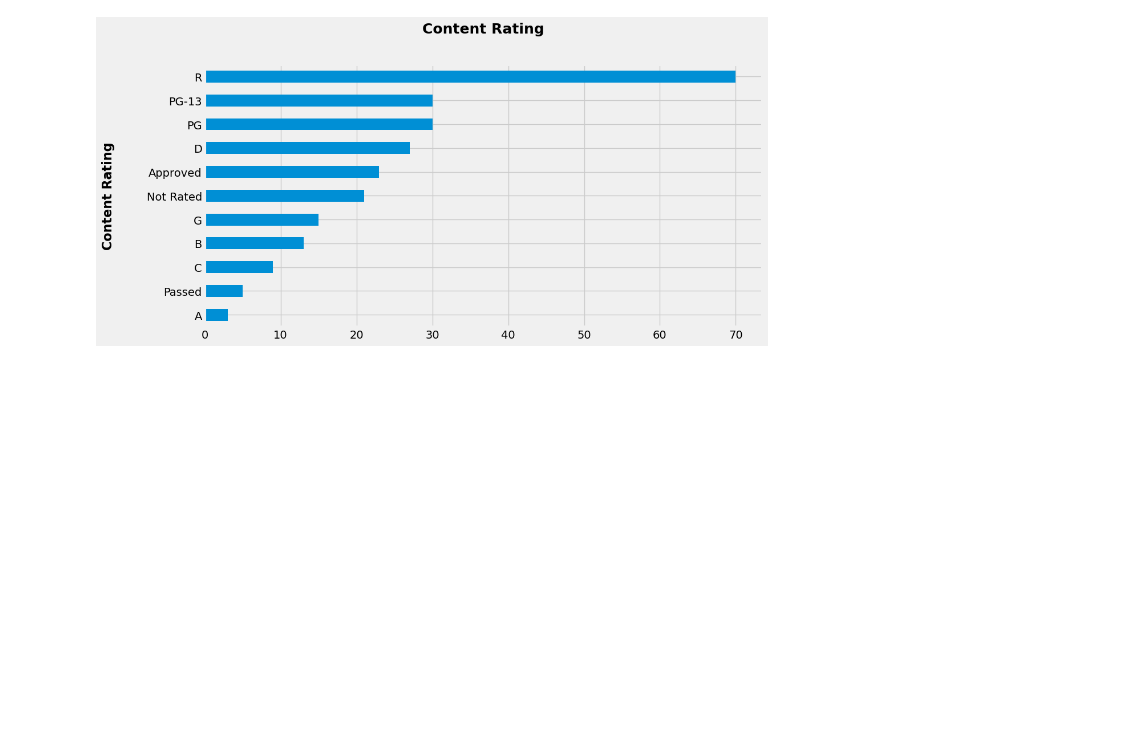
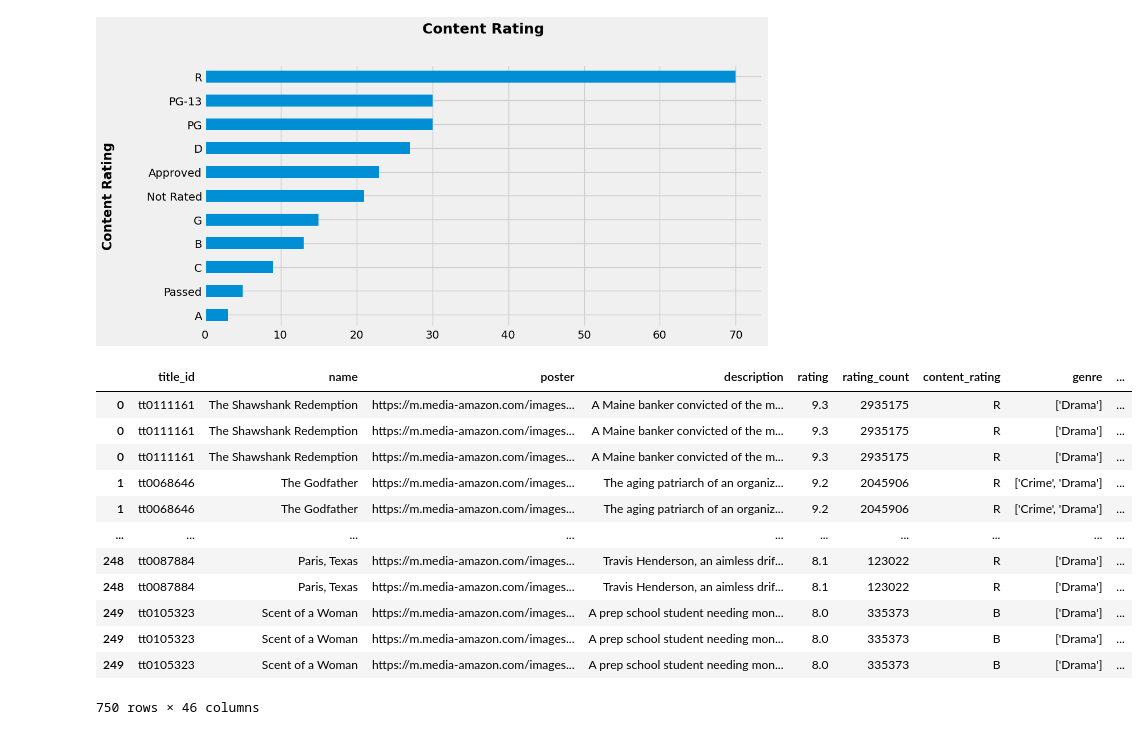
Before and after one commit to dmitkov28/notebooks, a Jupyter notebook: notebooks/ML/movies/imdb/imdb_2.ipynb, the cells around one changed output. Cells and saved outputs as stored; diff of their text form; code cells hidden in the pictures; blank space fills up the shorter version.

```diff
--- a/notebooks/ML/movies/imdb/imdb_2.ipynb
+++ b/notebooks/ML/movies/imdb/imdb_2.ipynb
@@ -1072,3 +1074,19 @@ plt.show()
 [figure]
 # %%
 df["release_date"] = pd.to_datetime(df["release_date"])
+# %%
+exploded_actors
+# %% [output]
+|  | title_id | name | poster | description | rating | rating_count | content_rating | genre | ... |
+| 0 | tt0111161 | The Shawshank Redemption | https://m.media-amazon.com/images... | A Maine banker convicted of the m... | 9.3 | 2935175 | R | ['Drama'] | ... |
+| 0 | tt0111161 | The Shawshank Redemption | https://m.media-amazon.com/images... | A Maine banker convicted of the m... | 9.3 | 2935175 | R | ['Drama'] | ... |
+| 0 | tt0111161 | The Shawshank Redemption | https://m.media-amazon.com/images... | A Maine banker convicted of the m... | 9.3 | 2935175 | R | ['Drama'] | ... |
+| 1 | tt0068646 | The Godfather | https://m.media-amazon.com/images... | The aging patriarch of an organiz... | 9.2 | 2045906 | R | ['Crime', 'Drama'] | ... |
+| 1 | tt0068646 | The Godfather | https://m.media-amazon.com/images... | The aging patriarch of an organiz... | 9.2 | 2045906 | R | ['Crime', 'Drama'] | ... |
+| ... | ... | ... | ... | ... | ... | ... | ... | ... | ... |
+| 248 | tt0087884 | Paris, Texas | https://m.media-amazon.com/images... | Travis Henderson, an aimless drif... | 8.1 | 123022 | R | ['Drama'] | ... |
+| 248 | tt0087884 | Paris, Texas | https://m.media-amazon.com/images... | Travis Henderson, an aimless drif... | 8.1 | 123022 | R | ['Drama'] | ... |
+| 249 | tt0105323 | Scent of a Woman | https://m.media-amazon.com/images... | A prep school student needing mon... | 8.0 | 335373 | B | ['Drama'] | ... |
+| 249 | tt0105323 | Scent of a Woman | https://m.media-amazon.com/images... | A prep school student needing mon... | 8.0 | 335373 | B | ['Drama'] | ... |
+| 249 | tt0105323 | Scent of a Woman | https://m.media-amazon.com/images... | A prep school student needing mon... | 8.0 | 335373 | B | ['Drama'] | ... |
+750 rows × 46 columns
```
Also changed, not shown: parts of 8 cells of this notebook.
